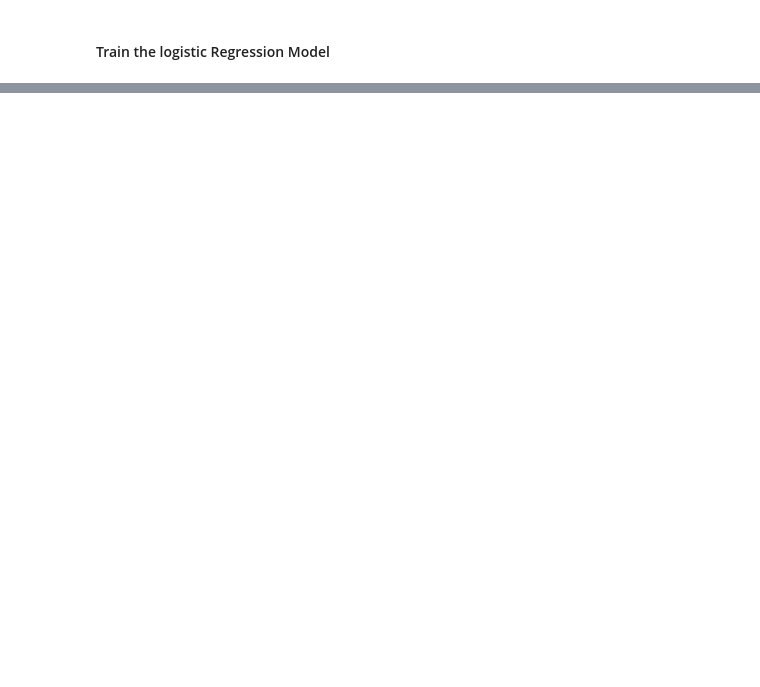
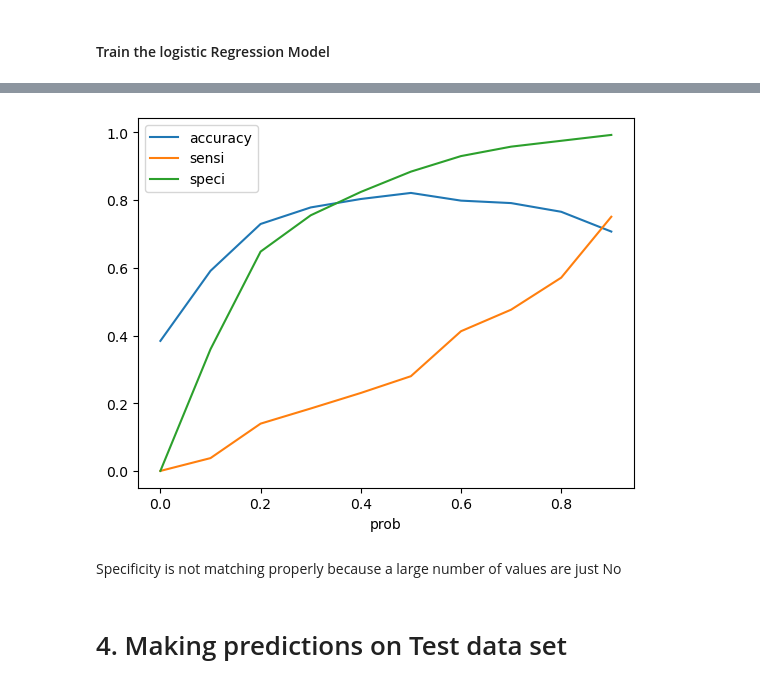
Before and after one commit to nikhil-rai-ds/Lead_Conversion_Prediction, a Jupyter notebook: Lead Scoring.ipynb, the cells around one changed output, grey strips where cells are left out. Saved outputs shown, nothing was run; the diff lists cells and outputs as text; code cells hidden in the pictures; blank space fills up the shorter version.

```diff
--- a/Lead Scoring.ipynb
+++ b/Lead Scoring.ipynb
@@ -1057,0 +1401,6 @@ Name: count, dtype: int64
+# %%
+# Lets create the columns with different probability cut off
+numbers = [float(x)/10 for x in range(10)]
+for i in numbers :
+    y_train_pred_final[i] = y_train_pred_final.Conversion_prob.map(lambda x : 1 if x > i else 0 )
+y_train_pred_final.tail()
@@ -1057,0 +1414,19 @@ Name: count, dtype: int64
+# %%
+# Lets create a dataframe to see the values of accuracy, sensitivity and spcificity at
+# different values of probability cut off
+
+cutoff_df = pd.DataFrame( columns = ['prob','accuracy','sensi','speci'] )
+
+num = [0.0,0.1,0.2,0.3,0.4,0.5,0.6,0.7,0.8,0.9]
+
+for i in num :
+   cm1 =  metrics.confusion_matrix(y_train_pred_final.Converted, y_train_pred_final[i])
+   total1 = sum(sum(cm1))
+   accuracy = (cm1[0,0]+cm1[1,1])/total1
+
+   speci = cm1[0,0] / (cm1[0,0] + cm1[0,1])
+   sensi = cm1[1,0] / (cm1[1,0] + cm1[1,1])
+
+   cutoff_df.loc[i] = [i, accuracy, sensi, speci]
+
+print(cutoff_df)
@@ -1057,0 +1445,9 @@ Name: count, dtype: int64
+# %%
+cutoff_df.plot.line( x = 'prob' , y = ['accuracy','sensi','speci'])
+plt.show()
+# %% [output]
+[figure, added]
+# %% [markdown]
+Specificity is not matching properly because a large number of values are just No
+# %% [markdown]
+# 4. Making predictions on Test data set
```
Also changed, not shown: parts of 63 cells of this notebook.
